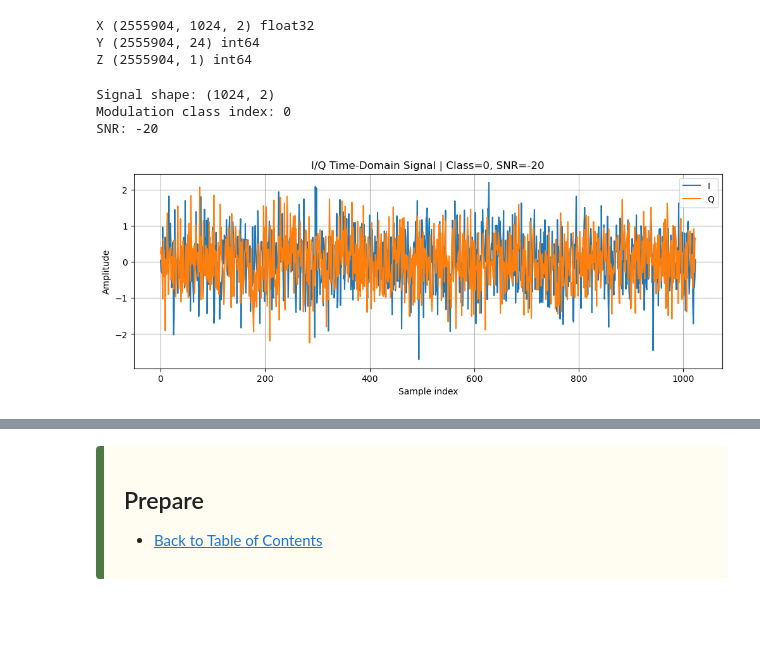
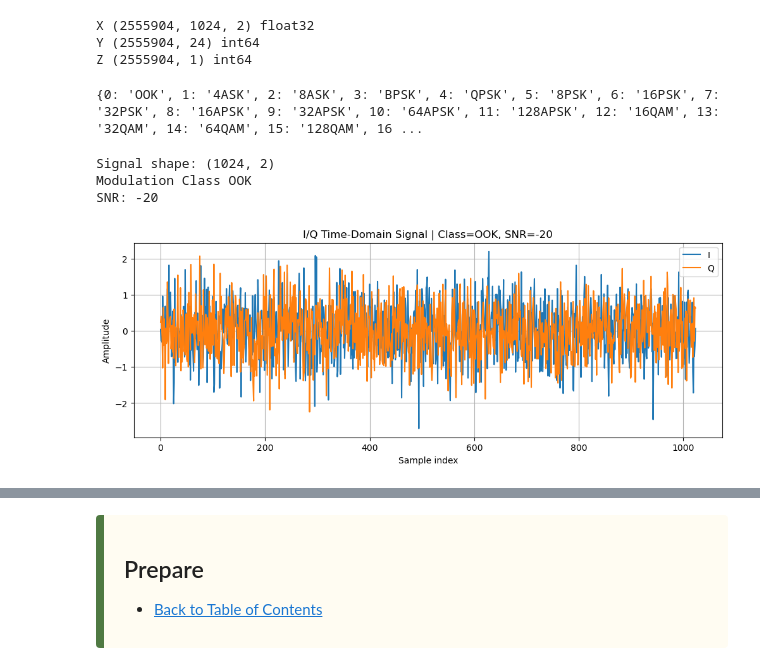
Before and after one commit to Jared-Wood135/EthicalHacking-AI-and-RadioFrequencies, a Jupyter notebook: Code/generic_template.ipynb, the cells around one changed output, grey strips where cells are left out. Saved outputs shown, nothing was run; the diff lists cells and outputs as text; code cells hidden in the pictures; blank space fills up the shorter version.

Commit message:
Update
Extracted modulation type ID and filtered by SNR

```diff
--- a/Code/generic_template.ipynb
+++ b/Code/generic_template.ipynb
@@ -62,37 +62,56 @@ with h5py.File(file_path, "r") as f:
 X (2555904, 1024, 2) float32
 Y (2555904, 24) int64
 Z (2555904, 1) int64
+# %%
+mod_class_file = "../Datasets/classes-fixed.txt"
+mod_class_dict = {}
+
+with open(mod_class_file, 'r') as f:
+    for line in f:
+        if line.startswith('|'):
+            line_val_list = line.split('|')
+            if line_val_list[1].strip().isnumeric():
+                try:
+                    index = int(line_val_list[1].strip())
+                    fixed_mod_class = str(line_val_list[3].strip().strip("'"))
+                    mod_class_dict[index] = fixed_mod_class
+                except TypeError:
+                    continue
+
+print(mod_class_dict)
+# %% [output]
+{0: 'OOK', 1: '4ASK', 2: '8ASK', 3: 'BPSK', 4: 'QPSK', 5: '8PSK', 6: '16PSK', 7: '32PSK', 8: '16APSK', 9: '32APSK', 10: '64APSK', 11: '128APSK', 12: '16QAM', 13: '32QAM', 14: '64QAM', 15: '128QAM', 16 ...
 # %%
 file_path = "../Datasets/GOLD_XYZ_OSC.0001_1024.hdf5"
 
 idx = 0  # change this to view a different signal
 
 with h5py.File(file_path, "r") as f:
     x = f["X"][idx]   # shape: (1024, 2)
     y = f["Y"][idx]   # shape: (24,)
     z = f["Z"][idx]   # shape: (1,)
 
 I = x[:, 0]
 Q = x[:, 1]
 
 mod_class = np.argmax(y)
 snr = z[0]
 
 print("Signal shape:", x.shape)
-print("Modulation class index:", mod_class)
+print("Modulation Class", mod_class_dict[mod_class])
 print("SNR:", snr)
 
 plt.figure(figsize=(12, 4))
 plt.plot(I, label="I")
 plt.plot(Q, label="Q")
 plt.xlabel("Sample index")
 plt.ylabel("Amplitude")
-plt.title(f"I/Q Time-Domain Signal | Class={mod_class}, SNR={snr}")
+plt.title(f"I/Q Time-Domain Signal | Class={mod_class_dict[mod_class]}, SNR={snr}")
 plt.legend()
 plt.grid(True)
 plt.show()
 # %% [output]
 Signal shape: (1024, 2)
-Modulation class index: 0
+Modulation Class OOK
 SNR: -20
-[figure, old version]
+[figure, new version]
```
Also changed, not shown: parts of 1 cell of this notebook.
